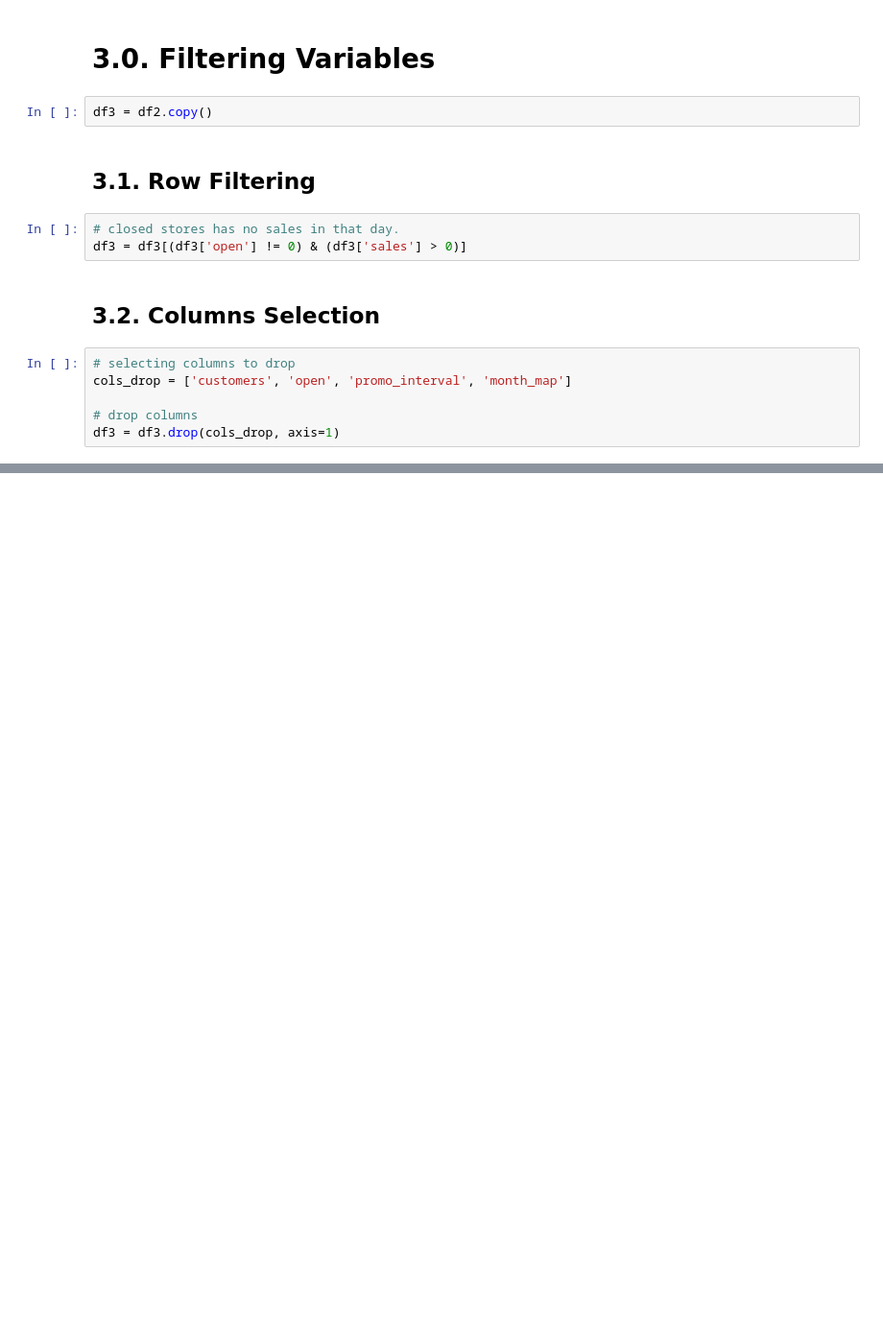
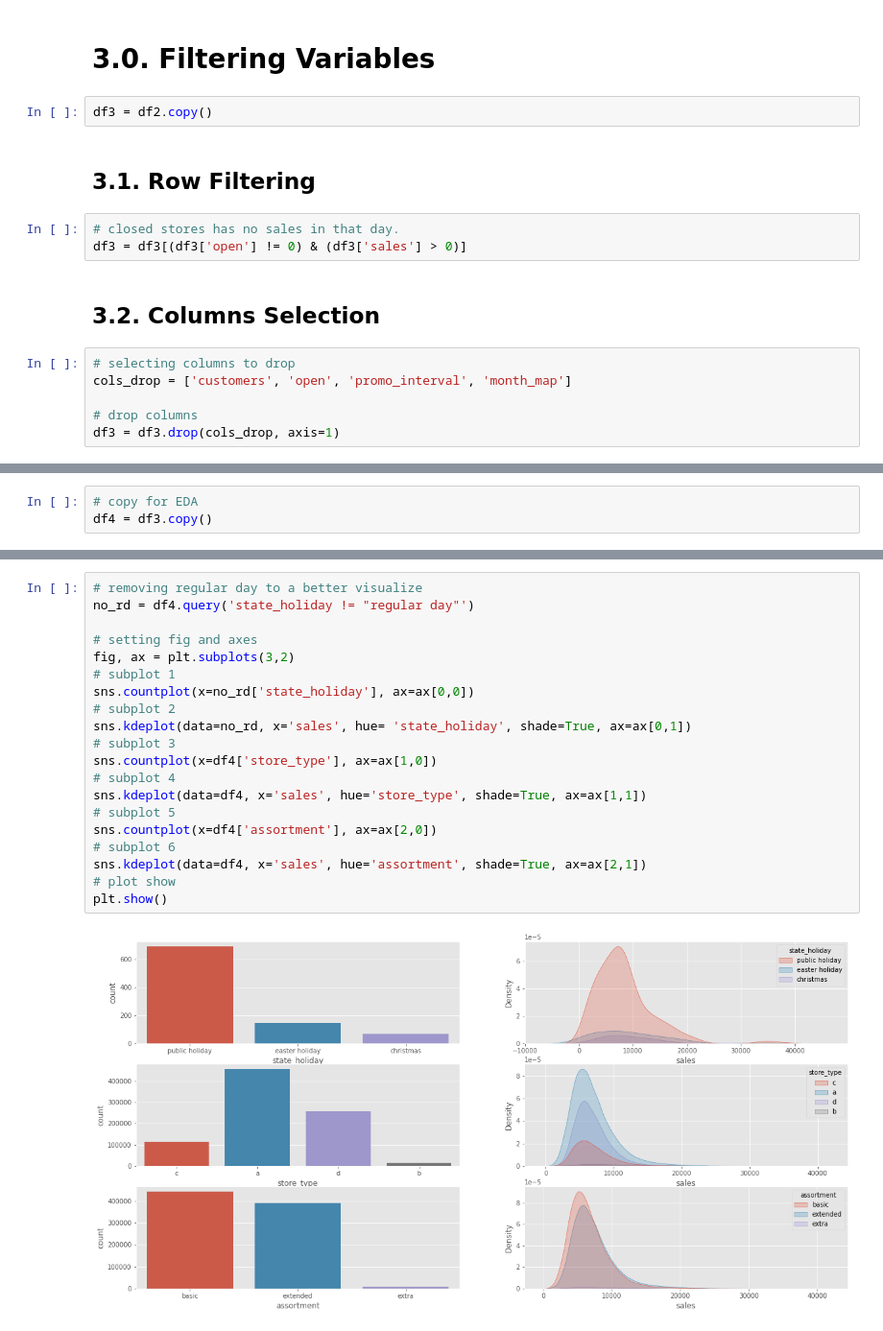
Before and after one commit to vfamim/Rossman-Sales, a Jupyter notebook: notebook/c01_01_Rossman.ipynb, the cells around one changed output, grey strips where cells are left out. Shown at 96% size. Drawn from its saved outputs; the diff is of its cells as text; blank space fills up the shorter version.

```diff
--- a/notebook/c01_01_Rossman.ipynb
+++ b/notebook/c01_01_Rossman.ipynb
@@ -507,0 +518,3 @@ df3 = df3.drop(cols_drop, axis=1)
+# %%
+# copy for EDA
+df4 = df3.copy()
@@ -507,0 +554,22 @@ df3 = df3.drop(cols_drop, axis=1)
+# %%
+# removing regular day to a better visualize
+no_rd = df4.query('state_holiday != "regular day"')
+
+# setting fig and axes
+fig, ax = plt.subplots(3,2)
+# subplot 1
+sns.countplot(x=no_rd['state_holiday'], ax=ax[0,0])
+# subplot 2
+sns.kdeplot(data=no_rd, x='sales', hue= 'state_holiday', shade=True, ax=ax[0,1])
+# subplot 3
+sns.countplot(x=df4['store_type'], ax=ax[1,0])
+# subplot 4
+sns.kdeplot(data=df4, x='sales', hue='store_type', shade=True, ax=ax[1,1])
+# subplot 5
+sns.countplot(x=df4['assortment'], ax=ax[2,0])
+# subplot 6
+sns.kdeplot(data=df4, x='sales', hue='assortment', shade=True, ax=ax[2,1])
+# plot show
+plt.show()
+# %% [output]
+[figure, added]
```
Also changed, not shown: parts of 12 cells of this notebook, 2 other files.
